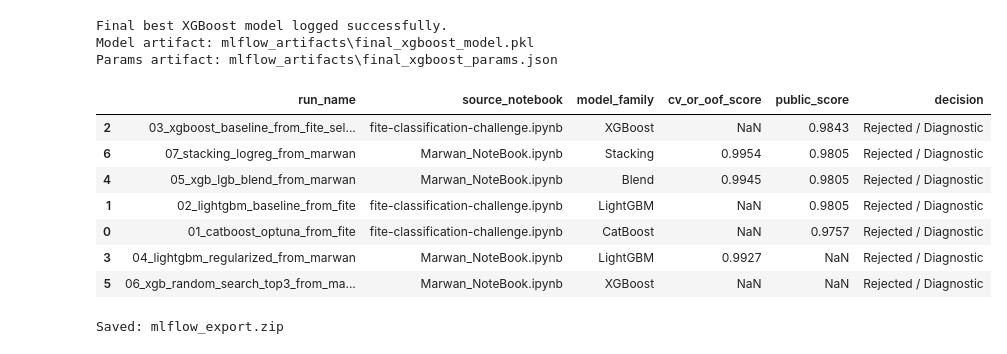
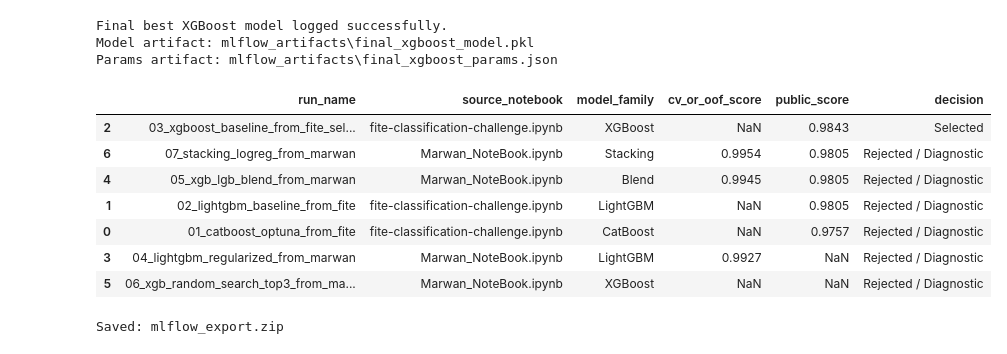
Before and after one commit to Marwan-Ahmad/ForDVC, a Jupyter notebook: fite-classification-challenge.ipynb, the cells around one changed output. Drawn from its saved outputs; the diff is of its cells as text; code cells hidden in the pictures.

Commit message:
Last al last

```diff
--- a/fite-classification-challenge.ipynb
+++ b/fite-classification-challenge.ipynb
@@ -3131,34 +3131,34 @@ Params artifact: mlflow_artifacts\final_xgboost_params.json
 # %%
 mlflow_experiment_summary = pd.DataFrame([
     {
         "run_name": r["run_name"],
         "source_notebook": r["source_notebook"],
         "model_family": r["model_family"],
         "cv_or_oof_score": (
             r["metrics"].get("cv_macro_f1")
             or r["metrics"].get("oof_macro_f1")
             or r["metrics"].get("strong_oof_score")
             or r["metrics"].get("stack_oof_score")
         ),
         "public_score": r["metrics"].get("public_score"),
         "decision": (
             "Selected"
-            if r["run_name"] == "03_xgboost_baseline_from_fite_selected"
+            if r["run_name"] == "03_xgboost_baseline_from_fite_selected_The Last One In NoteBoke"
             else "Rejected / Diagnostic"
         )
     }
     for r in experiment_runs
 ])
 
 display(
     mlflow_experiment_summary.sort_values(
         ["decision", "public_score", "cv_or_oof_score"],
         ascending=[False, False, False]
     )
 )
 # %% [output]
 |  | run_name | source_notebook | model_family | cv_or_oof_score | public_score | decision |
-| 2 | 03_xgboost_baseline_from_fite_sel... | fite-classification-challenge.ipynb | XGBoost | NaN | 0.9843 | Rejected / Diagnostic |
+| 2 | 03_xgboost_baseline_from_fite_sel... | fite-classification-challenge.ipynb | XGBoost | NaN | 0.9843 | Selected |
 | 6 | 07_stacking_logreg_from_marwan | Marwan_NoteBook.ipynb | Stacking | 0.9954 | 0.9805 | Rejected / Diagnostic |
 | 4 | 05_xgb_lgb_blend_from_marwan | Marwan_NoteBook.ipynb | Blend | 0.9945 | 0.9805 | Rejected / Diagnostic |
 | 1 | 02_lightgbm_baseline_from_fite | fite-classification-challenge.ipynb | LightGBM | NaN | 0.9805 | Rejected / Diagnostic |
```
